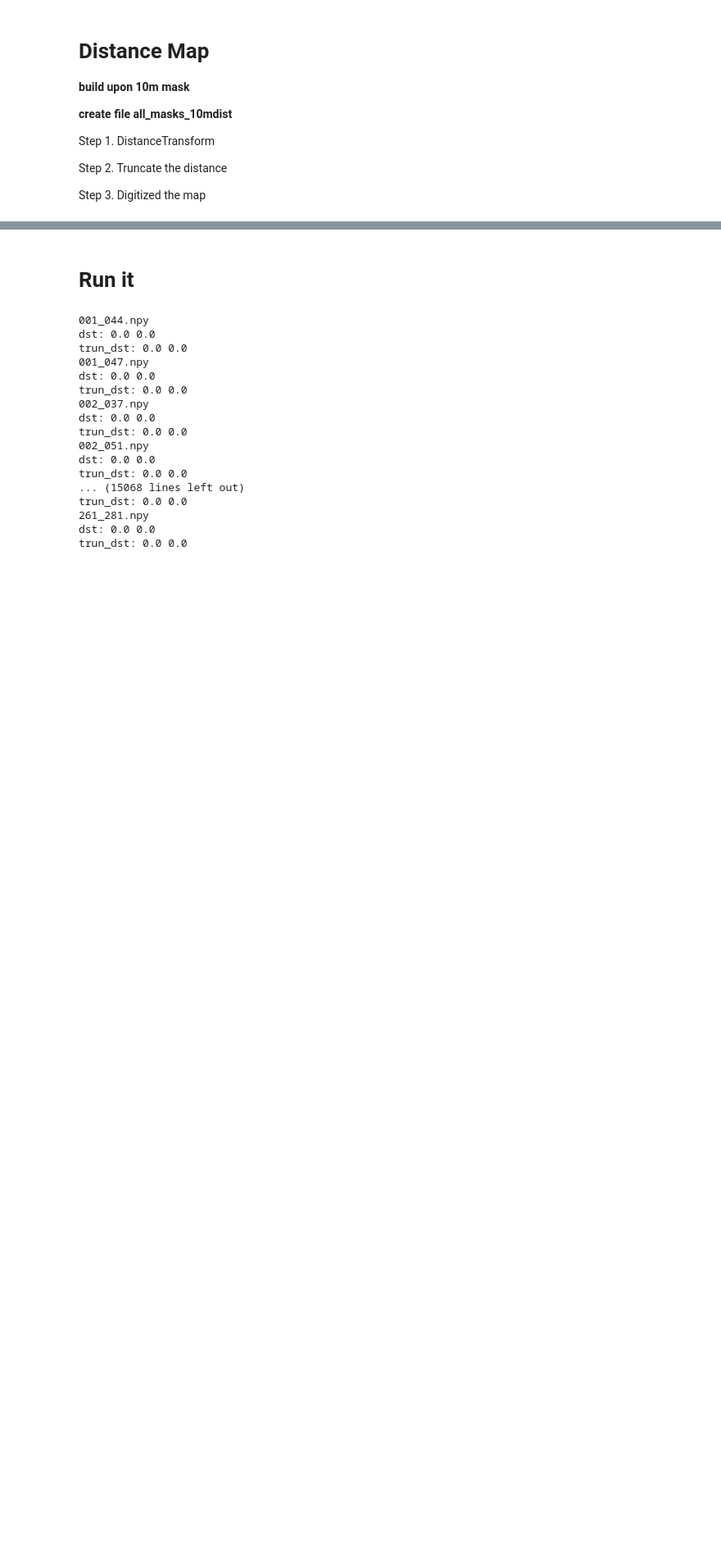
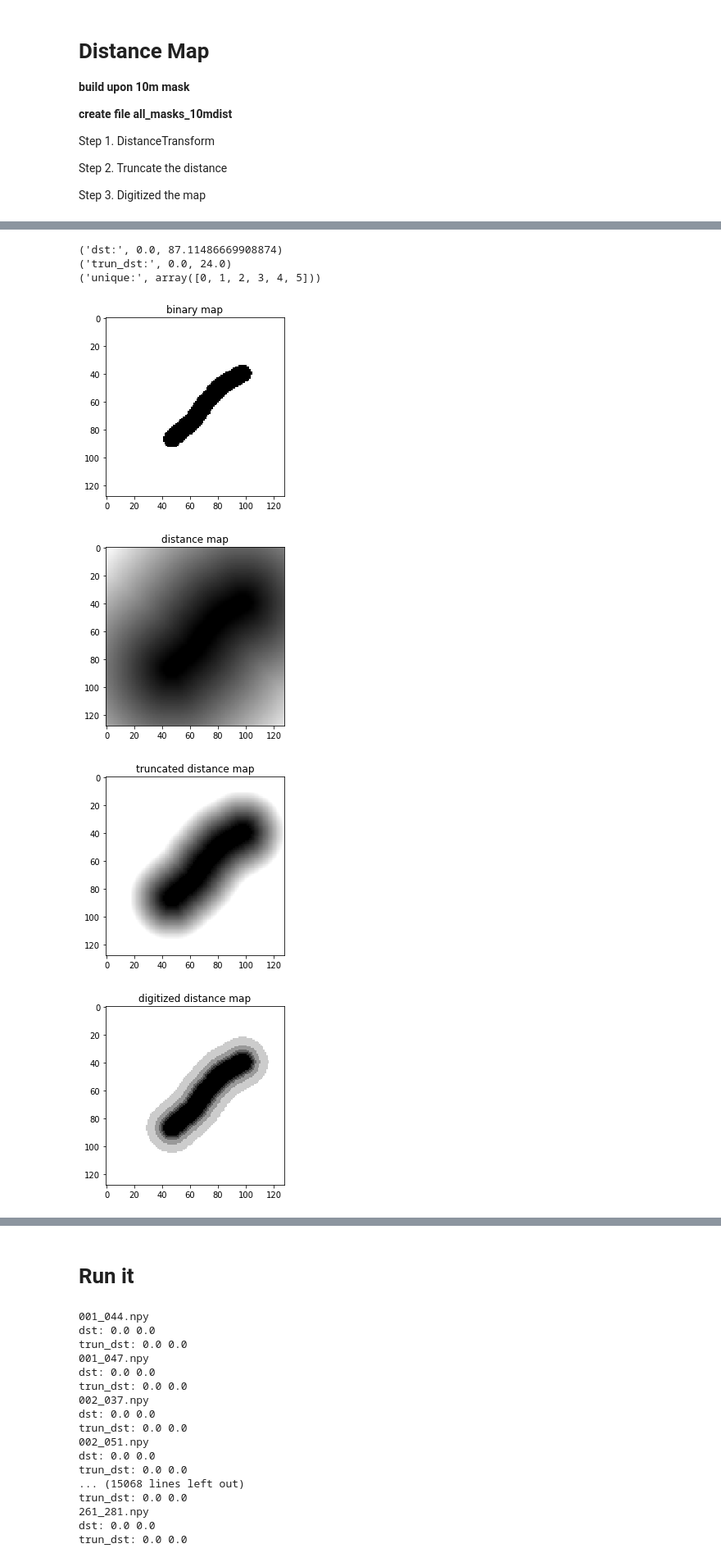
Before and after one commit to Chen-Yifan/DEM_segmentation, a Jupyter notebook: notebook/Create_distance_map.ipynb, the cells around one changed output, grey strips where cells are left out. Shown at 82% size. Cells and saved outputs as stored; diff of their text form; code cells hidden in the pictures; blank space fills up the shorter version.

```diff
--- a/notebook/Create_distance_map.ipynb
+++ b/notebook/Create_distance_map.ipynb
@@ -88,0 +84,14 @@ array([[0, 0, 0, ..., 0, 0, 0],
+# %%
+bins = np.array([0.0, 1.5, 3, 6, 12])
+
+quan_dist_out = 5 - create_distance_map(1-mask, bins, plot=True, R=24)
+print(np.unique(quan_dist_out))
+print(quan_dist_out)
+# %% [output]
+('dst:', 0.0, 87.11486669908874)
+('trun_dst:', 0.0, 24.0)
+('unique:', array([0, 1, 2, 3, 4, 5]))
+[figure, added]
+[figure, added]
+[figure, added]
+[figure, added]
```
Also changed, not shown: parts of 6 cells of this notebook, 7 other files.
